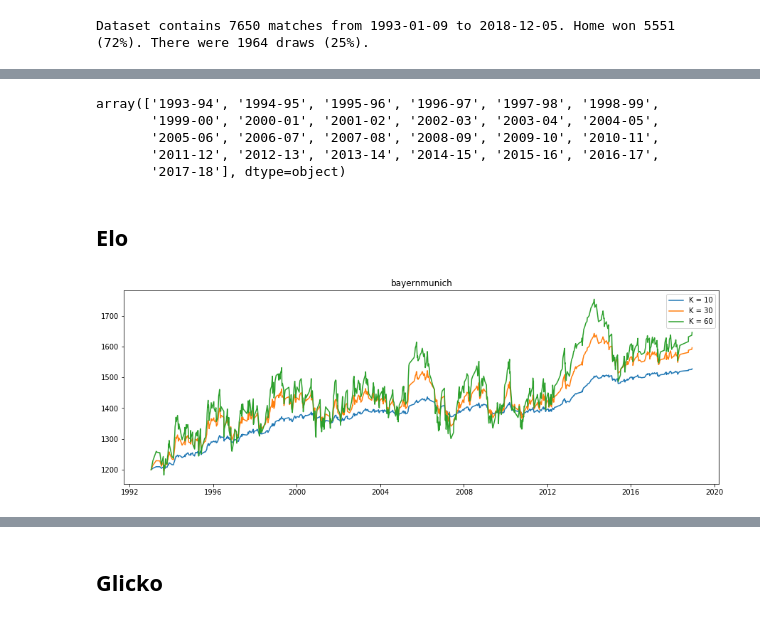
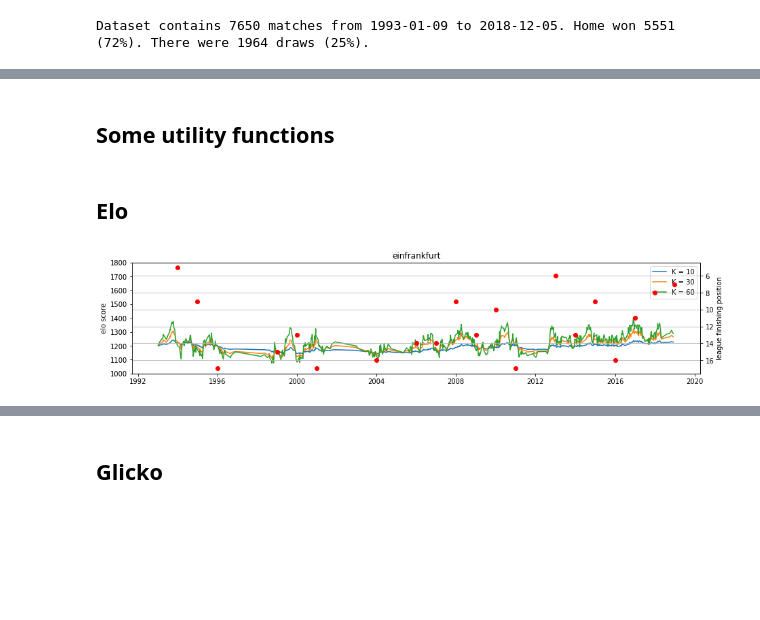
Before and after one commit to drdarina/ratings_talk, a Jupyter notebook: bundesliga_data_ratings.ipynb, the cells around one changed output, grey strips where cells are left out. Saved outputs shown, nothing was run; the diff lists cells and outputs as text; code cells hidden in the pictures; blank space fills up the shorter version.

Commit message:
More ratings

```diff
--- a/bundesliga_data_ratings.ipynb
+++ b/bundesliga_data_ratings.ipynb
@@ -15,6 +16,22 @@ bl = pd.read_csv('Bundesliga_Results.csv', parse_dates=['Date'])
 This dataset contains results from every Bundesliga match from 1993-1994 to 2017-2018. It also includes half time results, but only from 1995-96 to 2017-18. Columns include Division (denoted as D1), HomeTeam, AwayTeam, FTHG (final time home goals), FTAG (final time away goals), FTR (full time result), HTHG (half time home goals), HTAG (half time away goals), HTR (half time result), and season.
 
 Data compiled into one file from this site: http://www.football-data.co.uk/germanym.php
+# %%
+# final bundesliga results taken from wikipedia
+bl_eintracht = [5, 9, 17, None, None, 15, 13, 17, None, None, 16, None, 14, 14, 9, 13, 10, 17, None, 6, 13, 9, 16, 11, 8, 7]
+bl_bayern = [1, 6, 2, 1, 2, 1, 1, 1, 3, 1, 2, 1, 1, 4, 1, 2, 1, 3, 2, 1, 1, 1, 1, 1, 1, 1]
+bl_vfl = [4, 1, 1, 3, 10, 4, 11, 3, 1, 3, 6, 7, 7, 9, 13, 6, 5, 1, 1, 2, 2, 7, 2, 3, 4, 2]
+years = [pd.to_datetime(i+1, format='%Y') for i in range(1993, 2019)]
+
+def get_standings(team):
+    if team == 'einfrankfurt':
+        return bl_eintracht
+    elif team == 'bayernmunich':
+        return bl_bayern
+    elif team == 'dortmund':
+        return bl_vfl
+    else:
+        return []
 # %%
 bl.sort_values(by='Date', inplace=True)
 bl.reset_index(inplace=True)
@@ -74,12 +75,5 @@ for idx, row in bl.iterrows():
     match_dates[row.AwayTeam].append(row.Date)
     participation[row.HomeTeam].append(idx)
     participation[row.AwayTeam].append(idx)
-# %%
-seasons = bl.Season.unique()
-seasons
-# %% [output]
-array(['1993-94', '1994-95', '1995-96', '1996-97', '1997-98', '1998-99',
-       '1999-00', '2000-01', '2001-02', '2002-03', '2003-04', '2004-05',
-       '2005-06', '2006-07', '2007-08', '2008-09', '2009-10', '2010-11',
-       '2011-12', '2012-13', '2013-14', '2014-15', '2015-16', '2016-17',
-       '2017-18'], dtype=object)
+# %% [markdown]
+## Some utility functions
@@ -118,15 +145,24 @@ ratings = pd.DataFrame({'date': bl.Date.unique()})
 for team in teams:
     ratings = ratings.merge(pd.DataFrame({'date': match_dates[team], team+'_elo_60': elo_60_ratings[team][:-1], team+'_elo_30': elo_30_ratings[team][:-1], team+'_elo_10': elo_def_ratings[team][:-1]}), how='left')
 # %%
-team = 'bayernmunich'
-plt.figure(figsize=(15,5))
+team = 'einfrankfurt'
+fig, ax = plt.subplots(figsize=(15,3))
 
-plt.plot(match_dates[team], np.array(elo_def_ratings[team][:-1]), label='K = 10')
-plt.plot(match_dates[team], np.array(elo_30_ratings[team][:-1]), label='K = 30')
+ax.plot(match_dates[team], np.array(elo_def_ratings[team][:-1]), label='K = 10')
+ax.plot(match_dates[team], np.array(elo_30_ratings[team][:-1]), label='K = 30')#
 
-plt.plot(match_dates[team], np.array(elo_60_ratings[team][:-1]), label='K = 60')
+ax.plot(match_dates[team], np.array(elo_60_ratings[team][:-1]), label='K = 60')
 
-plt.legend()
+ax1 = plt.twinx(ax)
+ax1.plot(years, get_standings(team), 'ro')
+ax1.invert_yaxis()
+ax1.set_ylabel('league finishing position')
+ax.set_ylabel('elo score')
+
+ax.set_ylim(1000, 1800)
+
+plt.grid()
+ax.legend()
 _ = plt.title(team)
 # %% [output]
-[figure, old version]
+[figure, new version]
```
Also changed, not shown: parts of 54 cells of this notebook, 1 other file.
